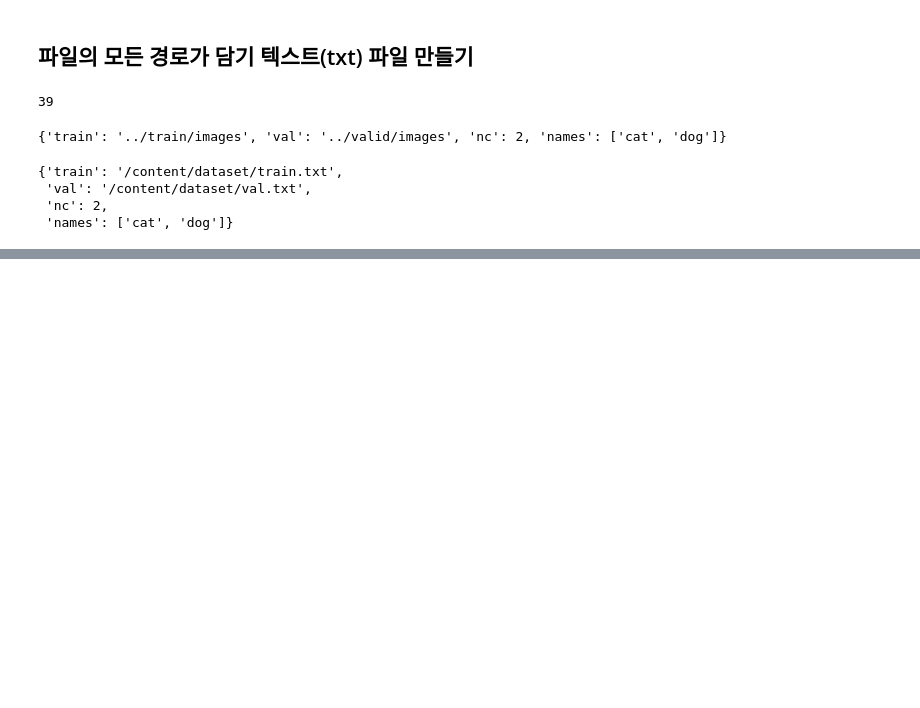
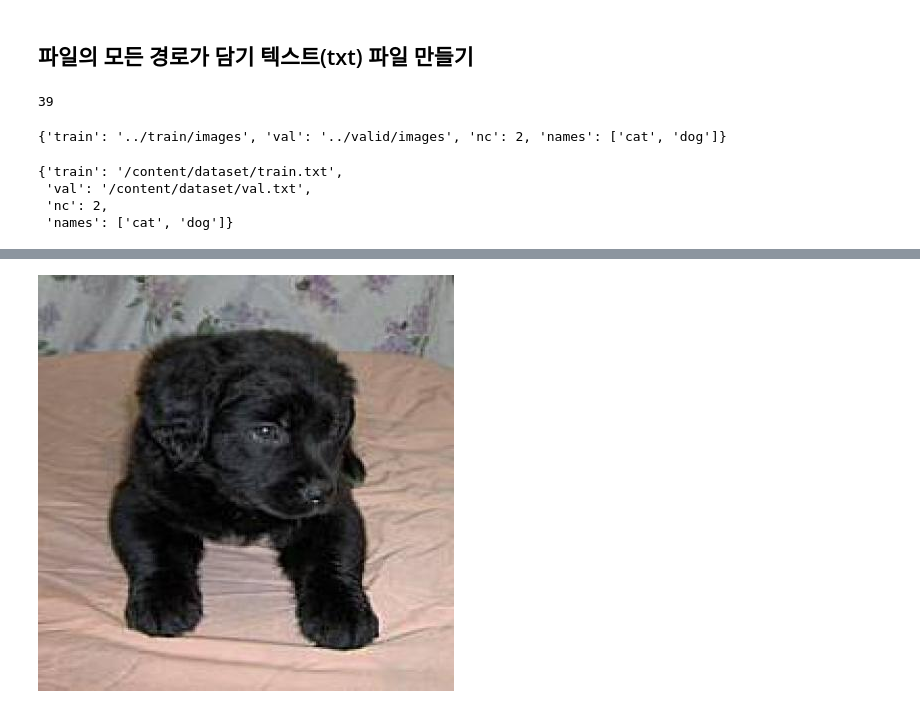
Before and after one commit to MinjuKang727/Python, a Jupyter notebook: Deep_Learning/Colab Notebooks/DL_09.객체_탐지(YOLOv5).ipynb, the cells around one changed output, grey strips where cells are left out. Saved outputs shown, nothing was run; the diff lists cells and outputs as text; code cells hidden in the pictures; blank space fills up the shorter version.

```diff
--- a/Deep_Learning/Colab Notebooks/DL_09.객체_탐지(YOLOv5).ipynb
+++ b/Deep_Learning/Colab Notebooks/DL_09.객체_탐지(YOLOv5).ipynb
@@ -210,0 +270,7 @@ with open('/content/dataset/data.yaml', 'w') as f :
+# %%
+test_img = test_img_list[0]
+# %%
+from IPython.display import Image
+Image(test_img)
+# %% [output]
+[figure, added]
```
Also changed, not shown: parts of 16 cells of this notebook, 3 other files.
